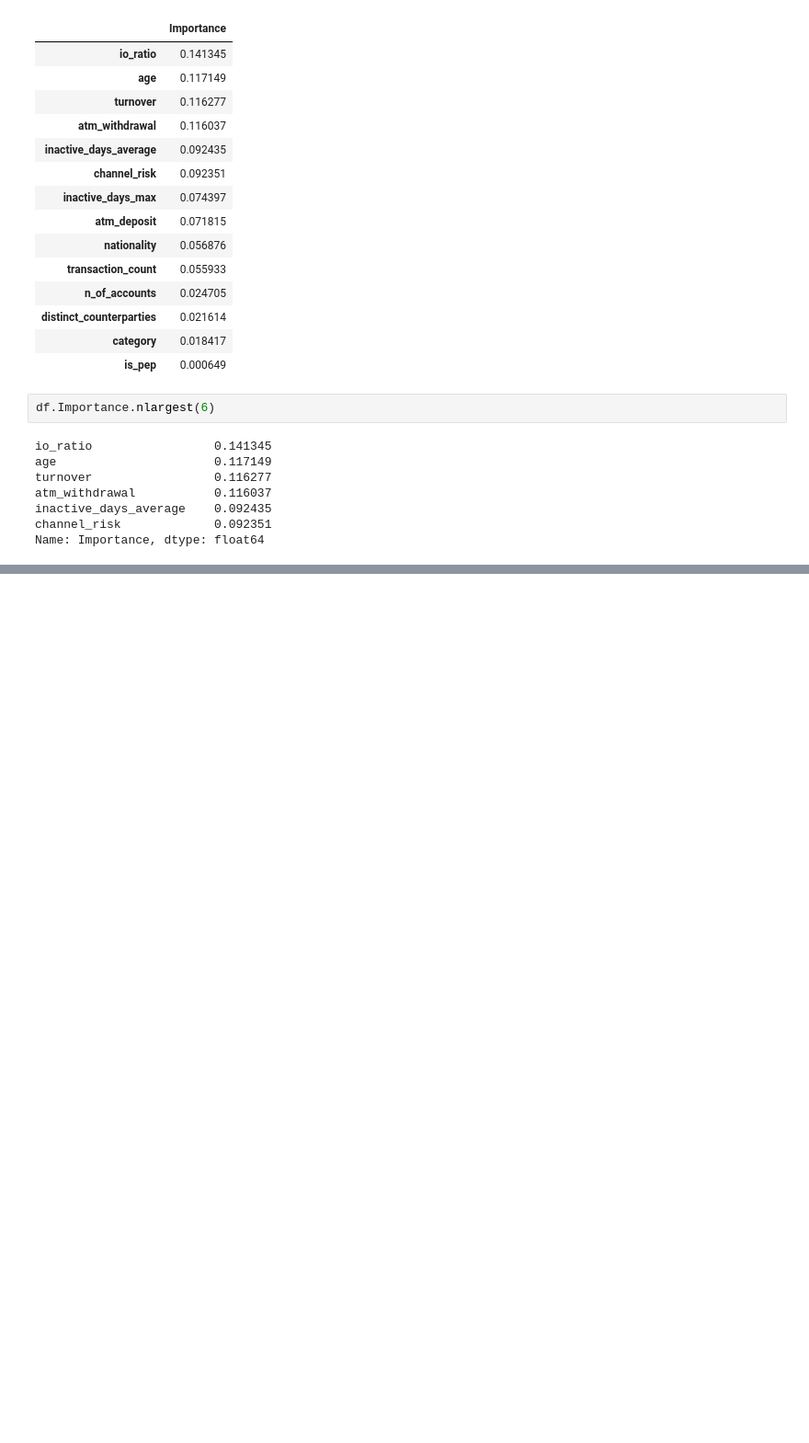
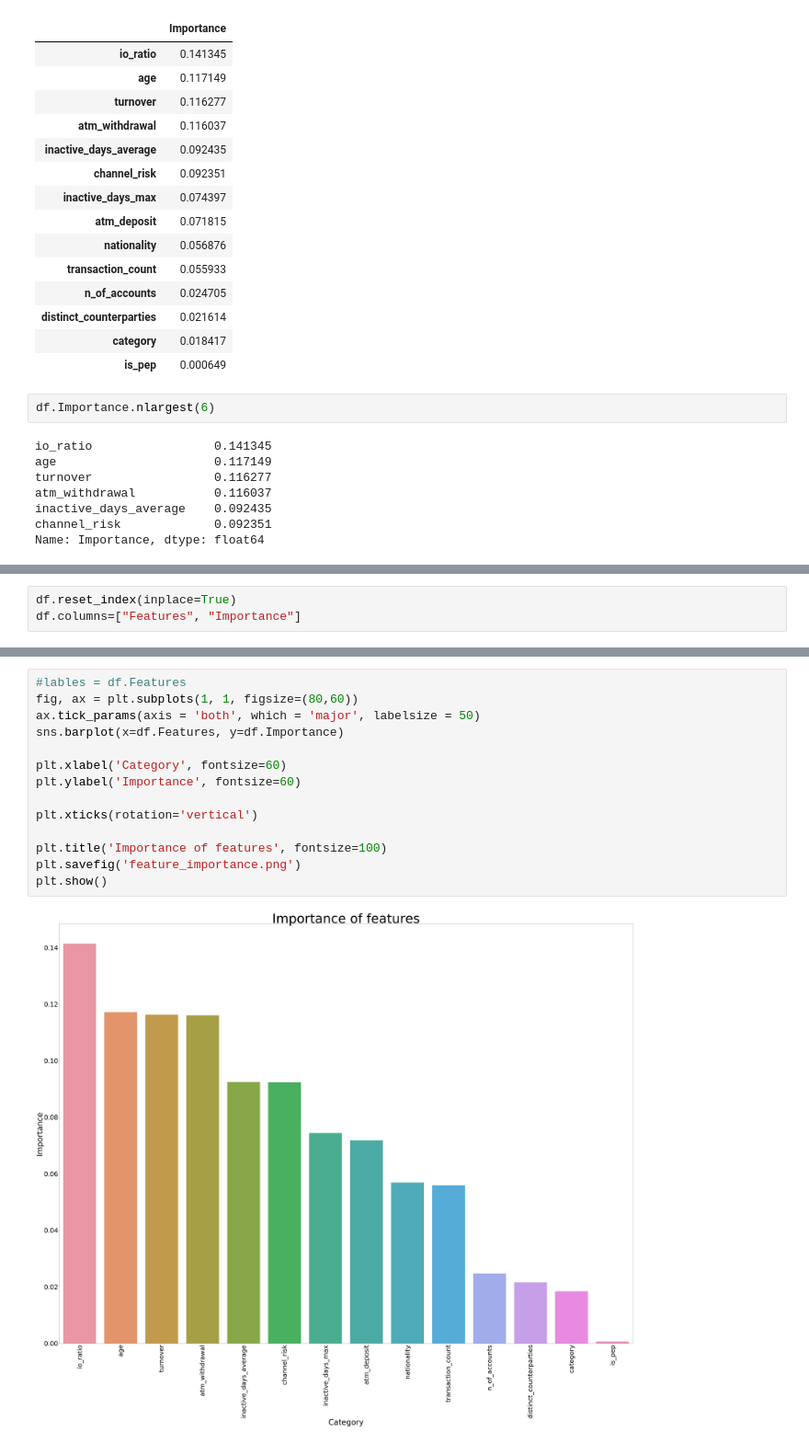
Before and after one commit to Lamiaka/hack-n-lead-2019, a Jupyter notebook: Modeling/Credit_Suisse.ipynb, the cells around one changed output, grey strips where cells are left out. Shown: that part at 92% size. Cells and saved outputs as stored; diff of their text form; blank space fills up the shorter version.

```diff
--- a/Modeling/Credit_Suisse.ipynb
+++ b/Modeling/Credit_Suisse.ipynb
@@ -154,0 +182,3 @@ Name: Importance, dtype: float64
+# %%
+df.reset_index(inplace=True)
+df.columns=["Features", "Importance"]
@@ -154,0 +203,16 @@ Name: Importance, dtype: float64
+# %%
+#lables = df.Features
+fig, ax = plt.subplots(1, 1, figsize=(80,60))
+ax.tick_params(axis = 'both', which = 'major', labelsize = 50)
+sns.barplot(x=df.Features, y=df.Importance)
+
+plt.xlabel('Category', fontsize=60)
+plt.ylabel('Importance', fontsize=60)
+
+plt.xticks(rotation='vertical')
+
+plt.title('Importance of features', fontsize=100)
+plt.savefig('feature_importance.png')
+plt.show()
+# %% [output]
+[figure, added]
```
Also changed, not shown: parts of 3 cells of this notebook.
